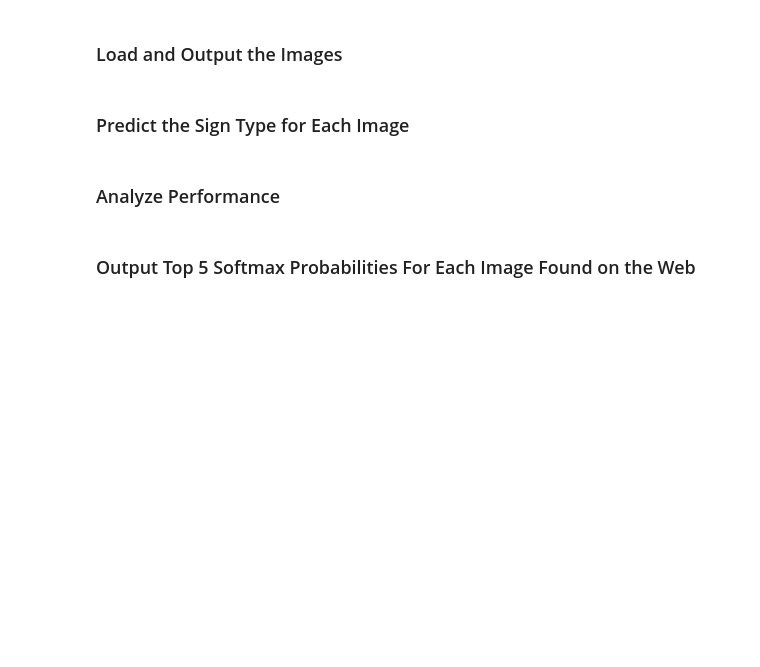
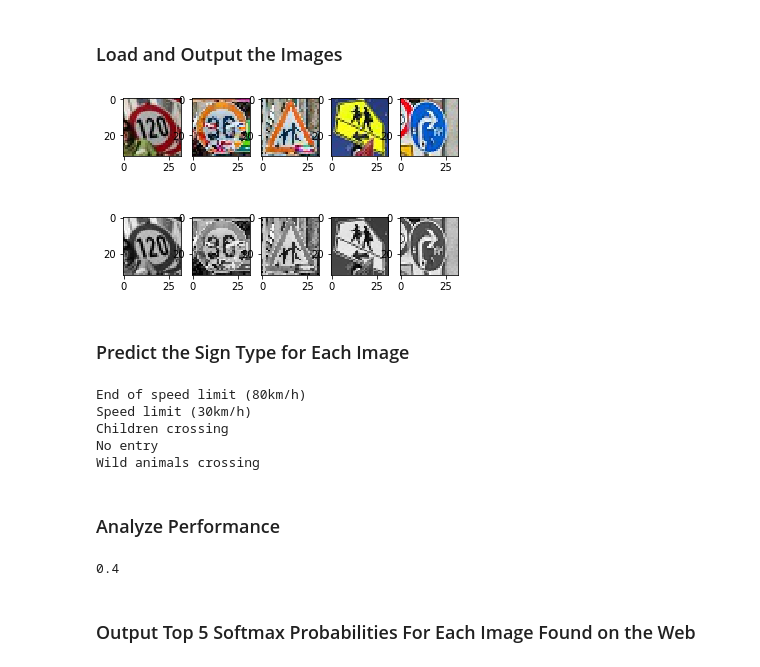
Before and after one commit to ken107/CarND-Traffic-Sign-Classifier-Project, a Jupyter notebook: Traffic_Sign_Classifier.ipynb, the cells around one changed output. Saved outputs shown, nothing was run; the diff lists cells and outputs as text; code cells hidden in the pictures; blank space fills up the shorter version.

```diff
--- a/Traffic_Sign_Classifier.ipynb
+++ b/Traffic_Sign_Classifier.ipynb
@@ -256,9 +265,10 @@ rate = 0.001
 x = tf.placeholder(dtype=tf.float32, shape=(None,32,32,1))
 y = tf.placeholder(dtype=tf.int32, shape=(None,))
 one_hot_y = tf.one_hot(indices=y, depth=n_classes)
+keep_prob = tf.placeholder(dtype=tf.float32)
 
 # training op
-logits = get_model(features=x, num_classes=n_classes)
+logits = get_model(features=x, keep_prob=keep_prob, num_classes=n_classes)
 cross_entropy = tf.nn.softmax_cross_entropy_with_logits(logits=logits, labels=one_hot_y)
 loss_operation = tf.reduce_mean(cross_entropy)
 optimizer = tf.train.AdamOptimizer(learning_rate=rate)
@@ -269,7 +279,7 @@ def train(sess):
     for offset in range(0, n_train, batch_size):
         end = offset + batch_size
         batch_x, batch_y = X_data[offset:end], y_data[offset:end]
-        sess.run(training_operation, feed_dict={x: batch_x, y: batch_y})
+        sess.run(training_operation, feed_dict={x: batch_x, y: batch_y, keep_prob: .5})
 
 # accuracy op
 correct_prediction = tf.equal(tf.argmax(logits, 1), tf.argmax(one_hot_y, 1))
@@ -281,7 +291,7 @@ def evaluate(sess, X_data, y_data):
     for offset in range(0, num_examples, batch_size):
         end = offset + batch_size
         batch_x, batch_y = X_data[offset:end], y_data[offset:end]
-        accuracy = sess.run(accuracy_operation, feed_dict={x: batch_x, y: batch_y})
+        accuracy = sess.run(accuracy_operation, feed_dict={x: batch_x, y: batch_y, keep_prob: 1})
         total_accuracy += accuracy * len(batch_x)
     return total_accuracy / num_examples
 # %%
@@ -297,7 +307,10 @@ with tf.Session() as sess:
     for i in range(epochs):
         train(sess)
         validation_accuracy = evaluate(sess, X_valid_norm, y_valid)
-        print("#{} {:.3f}".format(i+1, validation_accuracy))
+        print("#{} Validation accuracy {:.3f}".format(i+1, validation_accuracy))
+
+    train_accuracy = evaluate(sess, X_train_norm, y_train)
+    print("Train accuracy {:.3f}".format(train_accuracy))
 
     saver.save(sess, './saved_model')
     print("Model saved")
@@ -339,13 +358,45 @@ You may find `signnames.csv` useful as it contains mappings from the class id (i
+# %%
+### Load the images and plot them here.
+### Feel free to use as many code cells as needed.
+import matplotlib.image as mpimg
+
+n_images = 5
+images = [mpimg.imread("realtest/{}.jpg".format(i+1)) for i in range(0, n_images)]
+images_norm = [preprocess(img) for img in images]
+
+for i, img in enumerate(images):
+    plt.subplot(2, n_images, i+1); plt.imshow(img)
+    plt.subplot(2, n_images, n_images+i+1); plt.imshow(images_norm[i].squeeze(), cmap='gray')
+# %% [output]
+[figure, added]
 # %% [markdown]
 ### Predict the Sign Type for Each Image
 # %%
 ### Run the predictions here and use the model to output the prediction for each image.
 ### Make sure to pre-process the images with the same pre-processing pipeline used earlier.
 ### Feel free to use as many code cells as needed.
+prediction = tf.argmax(logits, 1)
+
+with tf.Session() as sess:
+    saver.restore(sess, tf.train.latest_checkpoint('.'))
+
+    result = sess.run(prediction, feed_dict={x: images_norm, keep_prob: 1})
+    for p in result:
+        print(signnames[p])
+# %% [output]
+End of speed limit (80km/h)
+Speed limit (30km/h)
+Children crossing
+No entry
+Wild animals crossing
 # %% [markdown]
 ### Analyze Performance
 # %%
 ### Calculate the accuracy for these 5 new images.
 ### For example, if the model predicted 1 out of 5 signs correctly, it's 20% accurate on these new images.
+expect = [8, 1, 28, 28, 33]
+print(sum(expect == result) / n_images)
+# %% [output]
+0.4
 # %% [markdown]
 ### Output Top 5 Softmax Probabilities For Each Image Found on the Web
```
Also changed, not shown: parts of 14 cells of this notebook, 6 other files.
